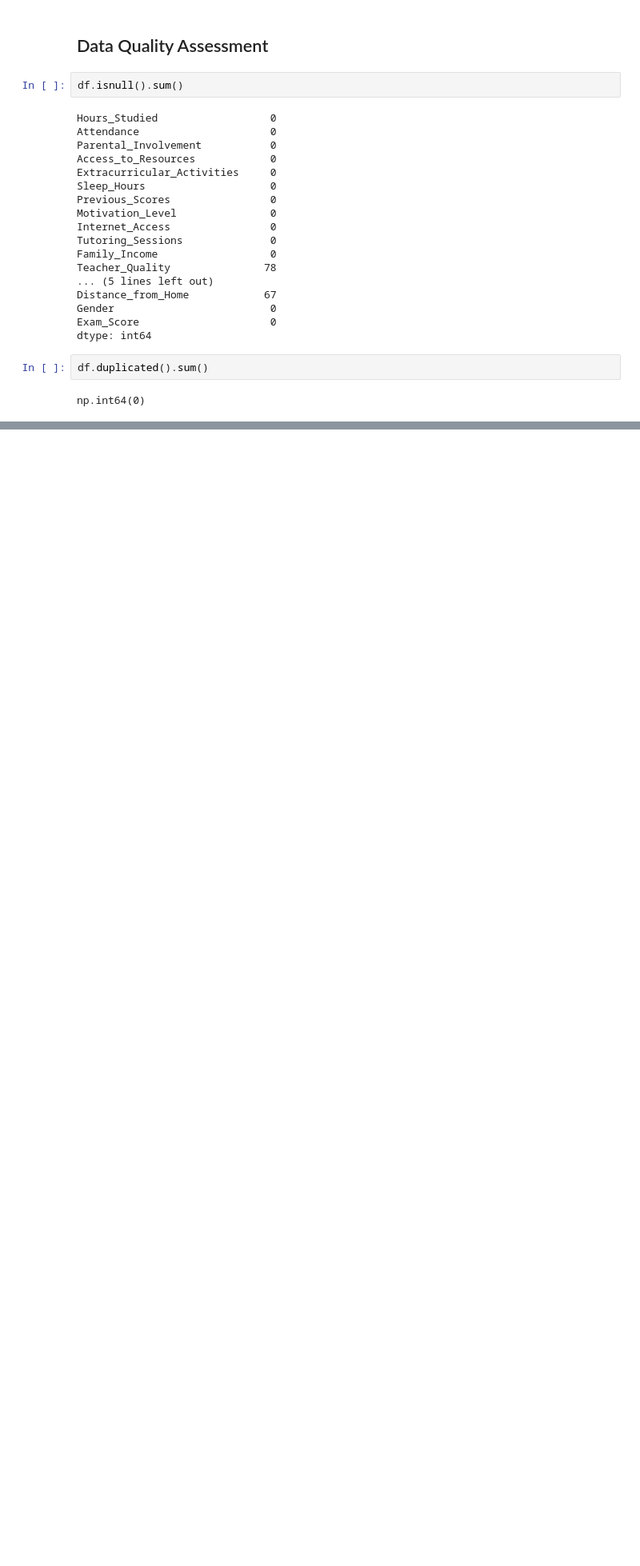
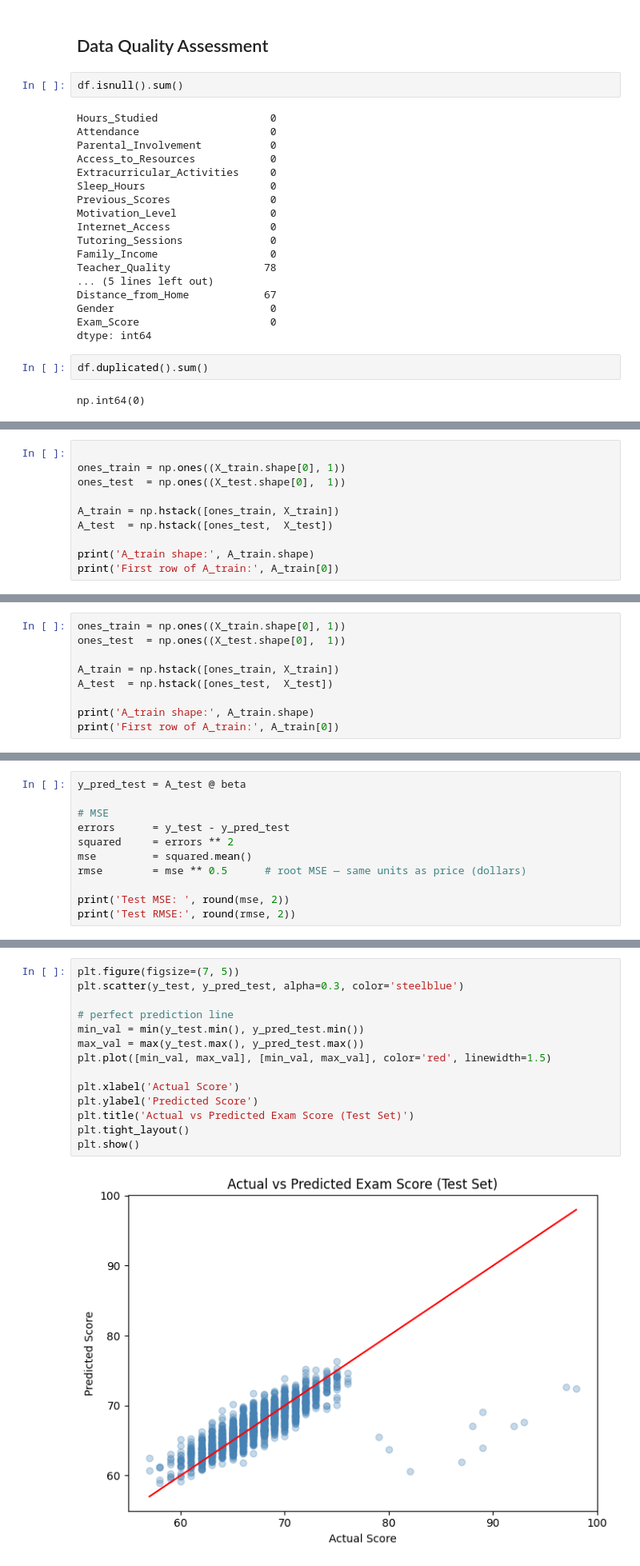
Before and after one commit to minSara02-FromTheStart/CSE303_Project_, a Jupyter notebook: StudentPerformanceFactors.ipynb, the cells around one changed output, grey strips where cells are left out. Shown at 80% size. Drawn from its saved outputs; the diff is of its cells as text; blank space fills up the shorter version.

```diff
--- a/StudentPerformanceFactors.ipynb
+++ b/StudentPerformanceFactors.ipynb
@@ -356,0 +400,10 @@ train_df.head()
+# %%
+
+ones_train = np.ones((X_train.shape[0], 1))
+ones_test  = np.ones((X_test.shape[0],  1))
+
+A_train = np.hstack([ones_train, X_train])
+A_test  = np.hstack([ones_test,  X_test])
+
+print('A_train shape:', A_train.shape)
+print('First row of A_train:', A_train[0])
@@ -356,0 +436,9 @@ train_df.head()
+# %%
+ones_train = np.ones((X_train.shape[0], 1))
+ones_test  = np.ones((X_test.shape[0],  1))
+
+A_train = np.hstack([ones_train, X_train])
+A_test  = np.hstack([ones_test,  X_test])
+
+print('A_train shape:', A_train.shape)
+print('First row of A_train:', A_train[0])
@@ -356,0 +460,11 @@ train_df.head()
+# %%
+y_pred_test = A_test @ beta
+
+# MSE
+errors      = y_test - y_pred_test
+squared     = errors ** 2
+mse         = squared.mean()
+rmse        = mse ** 0.5      # root MSE — same units as price (dollars)
+
+print('Test MSE: ', round(mse, 2))
+print('Test RMSE:', round(rmse, 2))
@@ -356,0 +474,16 @@ train_df.head()
+# %%
+plt.figure(figsize=(7, 5))
+plt.scatter(y_test, y_pred_test, alpha=0.3, color='steelblue')
+
+# perfect prediction line
+min_val = min(y_test.min(), y_pred_test.min())
+max_val = max(y_test.max(), y_pred_test.max())
+plt.plot([min_val, max_val], [min_val, max_val], color='red', linewidth=1.5)
+
+plt.xlabel('Actual Score')
+plt.ylabel('Predicted Score')
+plt.title('Actual vs Predicted Exam Score (Test Set)')
+plt.tight_layout()
+plt.show()
+# %% [output]
+[figure, added]
```
Also changed, not shown: parts of 17 cells of this notebook.
